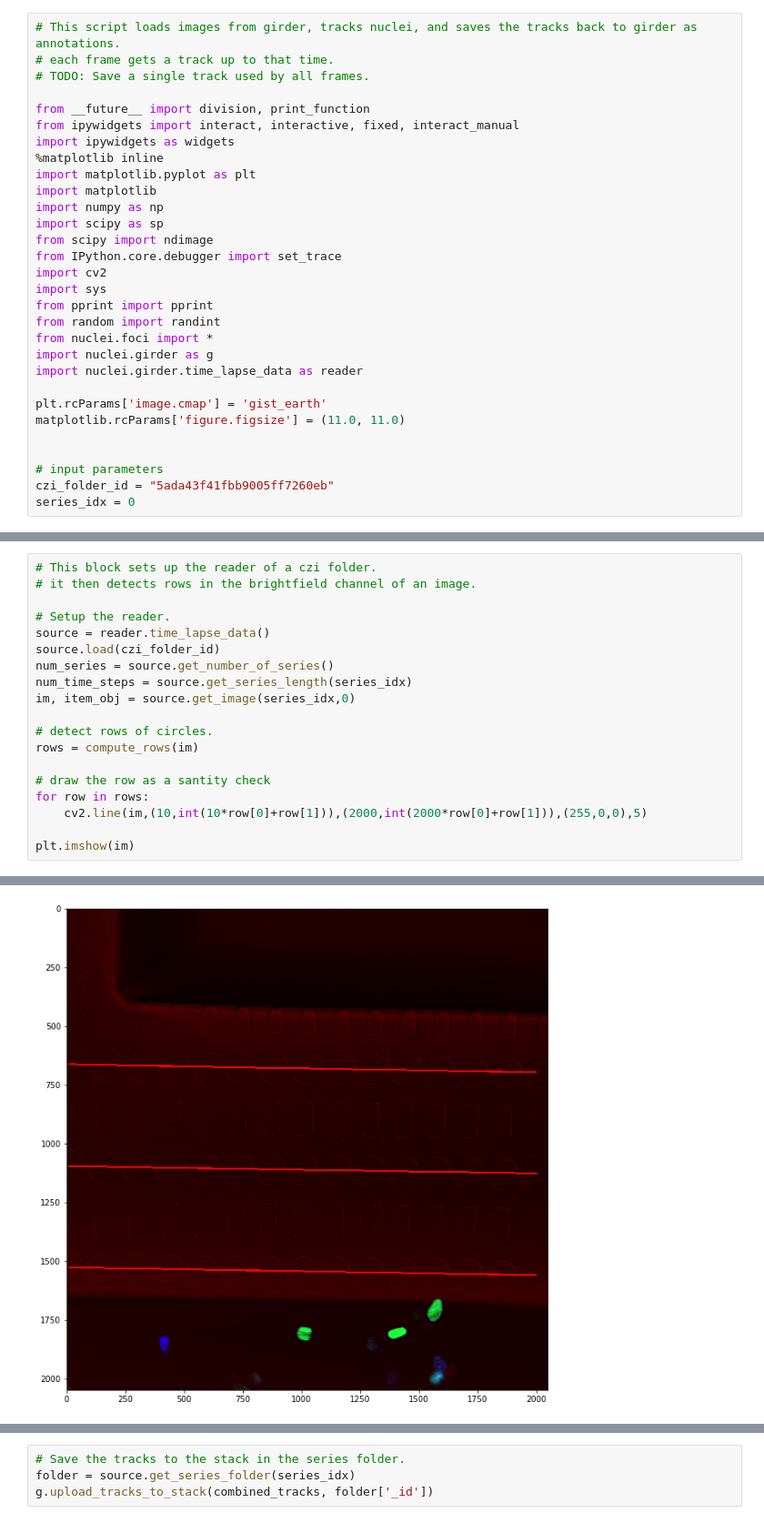
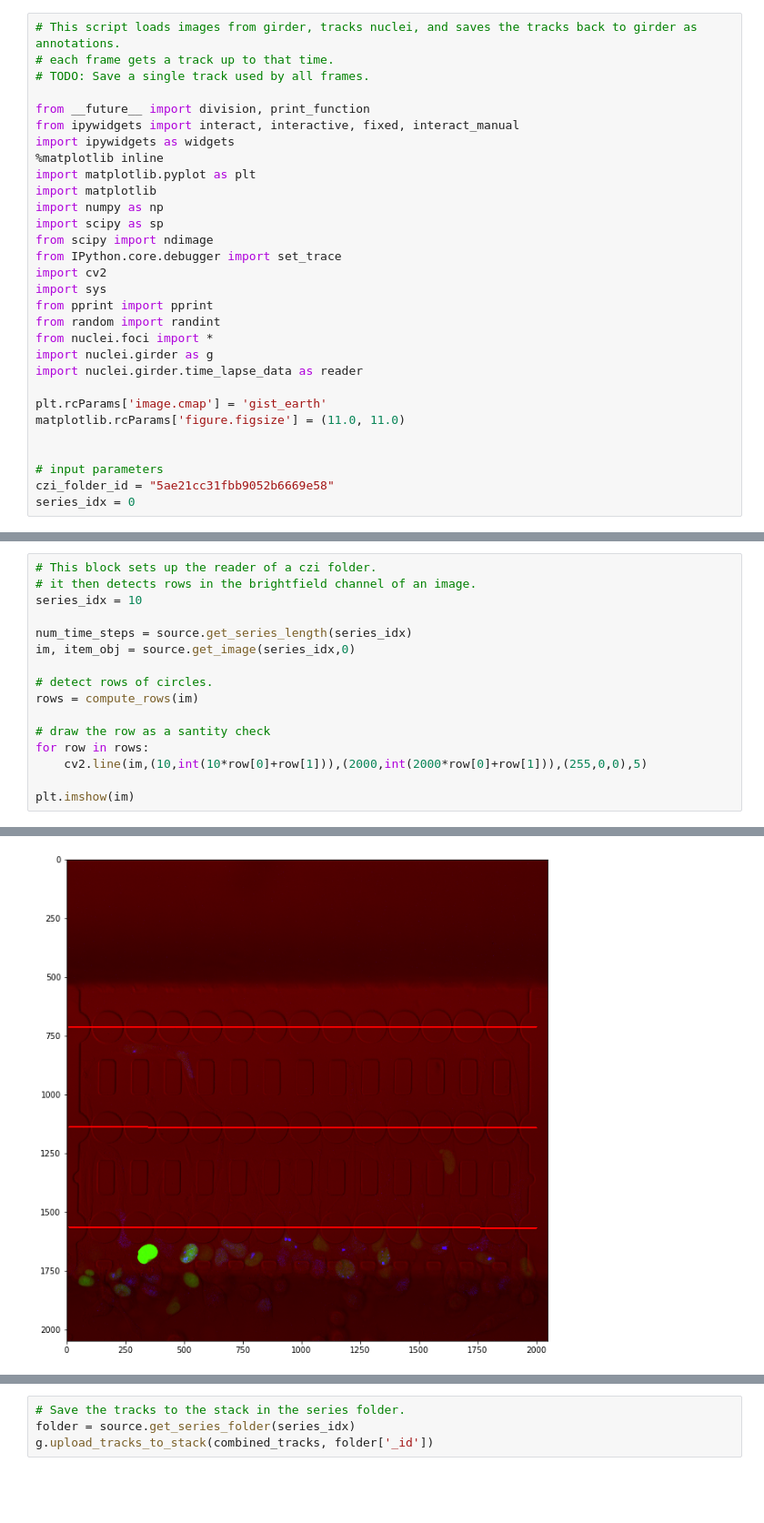
Before and after one commit to gglaw16/nuclei, a Jupyter notebook: nucleiTrackingInput.ipynb, the cells around one changed output, grey strips where cells are left out. Shown at 91% size. Drawn from its saved outputs; the diff is of its cells as text; blank space fills up the shorter version.

```diff
--- a/nucleiTrackingInput.ipynb
+++ b/nucleiTrackingInput.ipynb
@@ -26,5 +26,5 @@ matplotlib.rcParams['figure.figsize'] = (11.0, 11.0)
 
 
 # input parameters
-czi_folder_id = "5ada43f41fbb9005ff7260eb"
+czi_folder_id = "5ae21cc31fbb9052b6669e58"
 series_idx = 0
@@ -31,25 +150,22 @@ series_idx = 0
 # %%
 # This block sets up the reader of a czi folder.
 # it then detects rows in the brightfield channel of an image.
+series_idx = 10
 
-# Setup the reader.
-source = reader.time_lapse_data()
-source.load(czi_folder_id)
-num_series = source.get_number_of_series()
 num_time_steps = source.get_series_length(series_idx)
 im, item_obj = source.get_image(series_idx,0)
 
 # detect rows of circles.
 rows = compute_rows(im)
 
 # draw the row as a santity check
 for row in rows:
     cv2.line(im,(10,int(10*row[0]+row[1])),(2000,int(2000*row[0]+row[1])),(255,0,0),5)
 
 plt.imshow(im)
 # %% [output]
 <matplotlib.image.AxesImage at 0x...>
-[figure, old version]
+[figure, new version]
 # %%
 prev_frame_ellipses = None
 # union of all lines from all frames.
```
Also changed, not shown: parts of 6 cells of this notebook, 2 other files.
